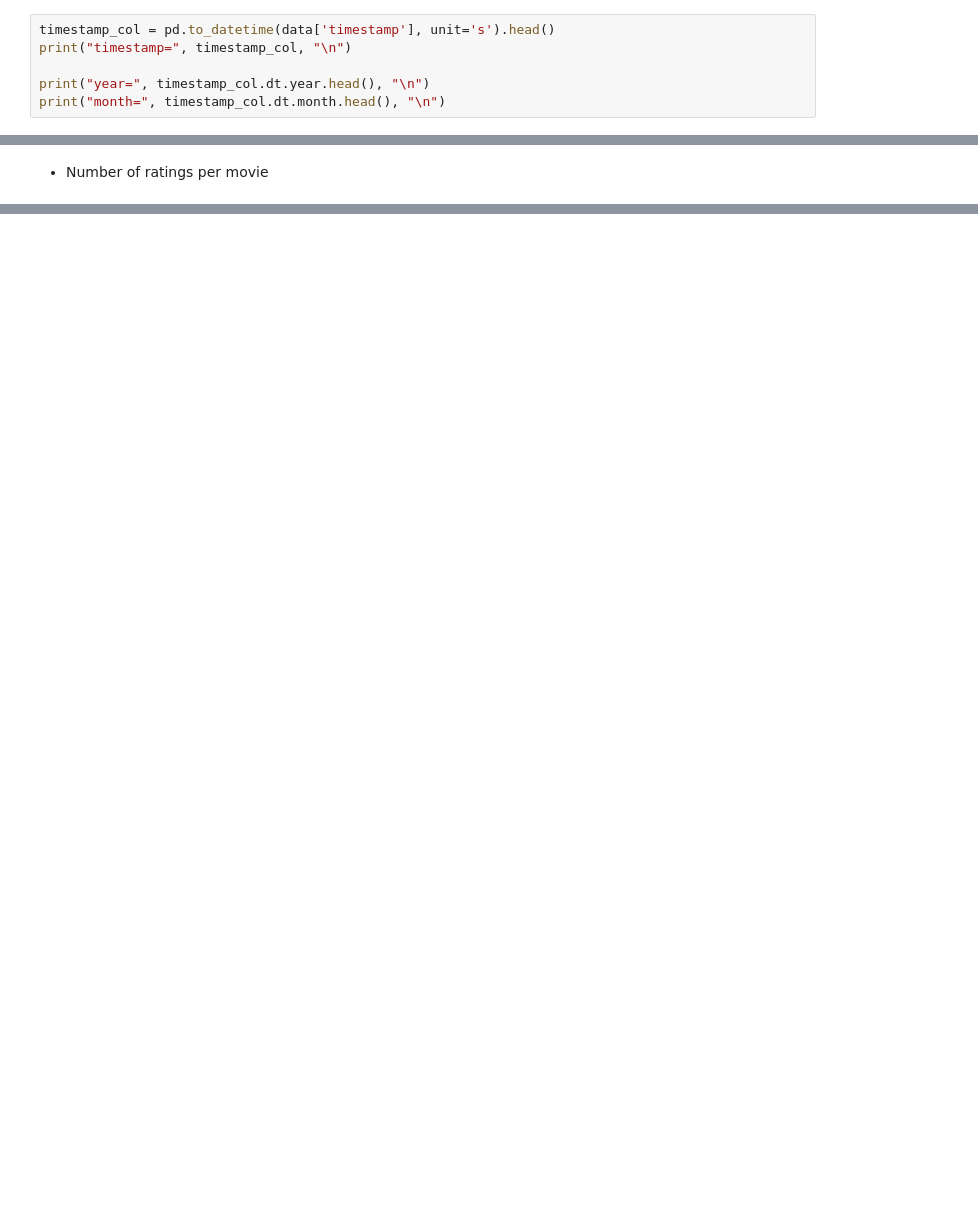
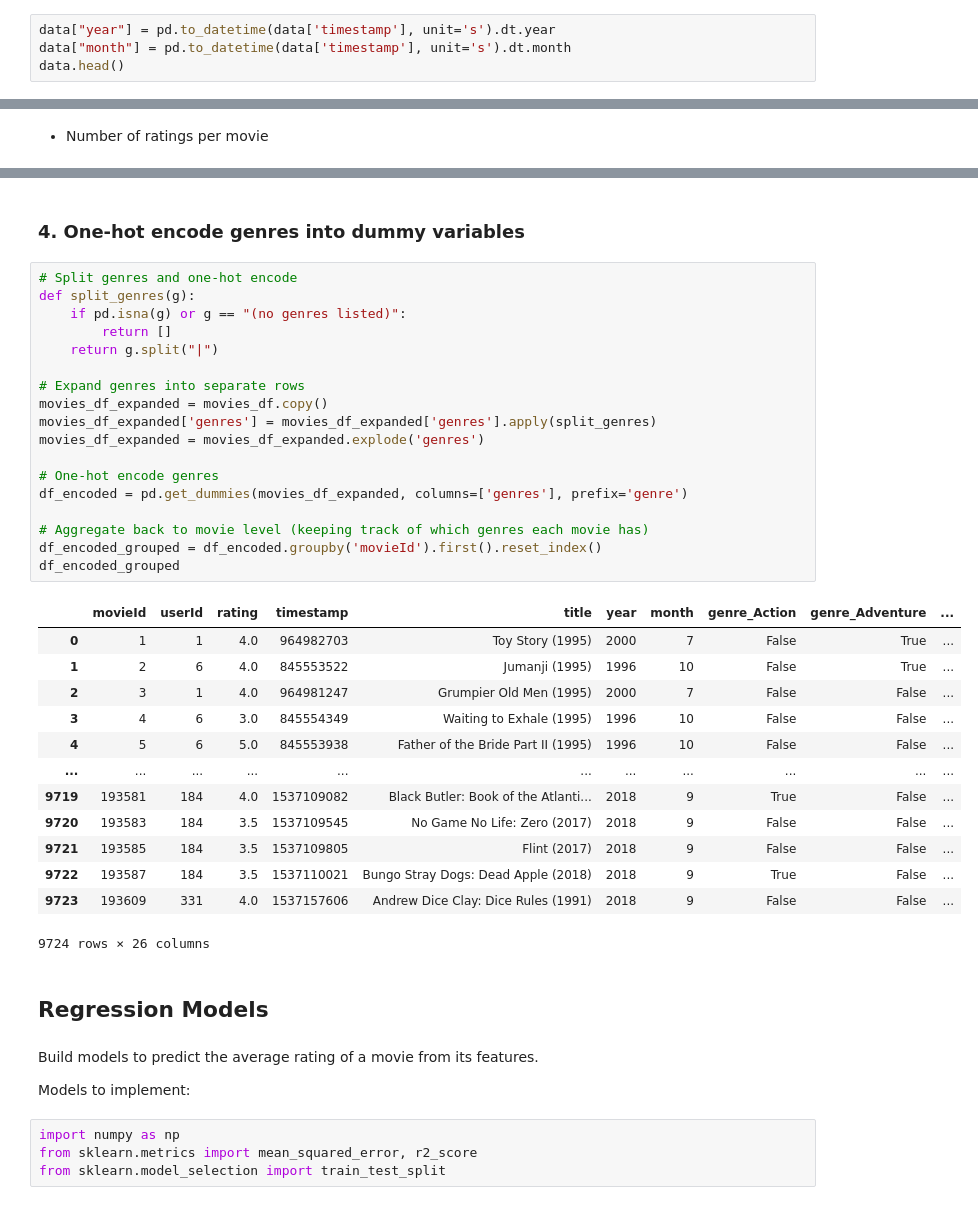
Before and after one commit to lersam/classical-machine-learning, a Jupyter notebook: home_work/movielens_regression_exercise/movielens_regression_exercise.ipynb, the cells around one changed output, grey strips where cells are left out. Cells and saved outputs as stored; diff of their text form; blank space fills up the shorter version.

Commit message:
working on regressions

```diff
--- a/home_work/movielens_regression_exercise/movielens_regression_exercise.ipynb
+++ b/home_work/movielens_regression_exercise/movielens_regression_exercise.ipynb
@@ -41,6 +62,4 @@ data.head()
 # %%
-timestamp_col = pd.to_datetime(data['timestamp'], unit='s').head()
-print("timestamp=", timestamp_col, "\n")
-
-print("year=", timestamp_col.dt.year.head(), "\n")
-print("month=", timestamp_col.dt.month.head(), "\n")
+data["year"] = pd.to_datetime(data['timestamp'], unit='s').dt.year
+data["month"] = pd.to_datetime(data['timestamp'], unit='s').dt.month
+data.head()
@@ -58,0 +125,44 @@ print(merged.head())
+# %% [markdown]
+### 4. One-hot encode genres into dummy variables
+# %%
+# Split genres and one-hot encode
+def split_genres(g):
+    if pd.isna(g) or g == "(no genres listed)":
+        return []
+    return g.split("|")
+
+# Expand genres into separate rows
+movies_df_expanded = movies_df.copy()
+movies_df_expanded['genres'] = movies_df_expanded['genres'].apply(split_genres)
+movies_df_expanded = movies_df_expanded.explode('genres')
+
+# One-hot encode genres
+df_encoded = pd.get_dummies(movies_df_expanded, columns=['genres'], prefix='genre')
+
+# Aggregate back to movie level (keeping track of which genres each movie has)
+df_encoded_grouped = df_encoded.groupby('movieId').first().reset_index()
+df_encoded_grouped
+# %% [output]
+|  | movieId | userId | rating | timestamp | title | year | month | genre_Action | genre_Adventure | ... |
+| 0 | 1 | 1 | 4.0 | 964982703 | Toy Story (1995) | 2000 | 7 | False | True | ... |
+| 1 | 2 | 6 | 4.0 | 845553522 | Jumanji (1995) | 1996 | 10 | False | True | ... |
+| 2 | 3 | 1 | 4.0 | 964981247 | Grumpier Old Men (1995) | 2000 | 7 | False | False | ... |
+| 3 | 4 | 6 | 3.0 | 845554349 | Waiting to Exhale (1995) | 1996 | 10 | False | False | ... |
+| 4 | 5 | 6 | 5.0 | 845553938 | Father of the Bride Part II (1995) | 1996 | 10 | False | False | ... |
+| ... | ... | ... | ... | ... | ... | ... | ... | ... | ... | ... |
+| 9719 | 193581 | 184 | 4.0 | 1537109082 | Black Butler: Book of the Atlanti... | 2018 | 9 | True | False | ... |
+| 9720 | 193583 | 184 | 3.5 | 1537109545 | No Game No Life: Zero (2017) | 2018 | 9 | False | False | ... |
+| 9721 | 193585 | 184 | 3.5 | 1537109805 | Flint (2017) | 2018 | 9 | False | False | ... |
+| 9722 | 193587 | 184 | 3.5 | 1537110021 | Bungo Stray Dogs: Dead Apple (2018) | 2018 | 9 | True | False | ... |
+| 9723 | 193609 | 331 | 4.0 | 1537157606 | Andrew Dice Clay: Dice Rules (1991) | 2018 | 9 | False | False | ... |
+9724 rows × 26 columns
+# %% [markdown]
+## Regression Models
+# %% [markdown]
+Build models to predict the average rating of a movie from its features.
+
+Models to implement:
+# %%
+import numpy as np
+from sklearn.metrics import mean_squared_error, r2_score
+from sklearn.model_selection import train_test_split
```
Also changed, not shown: parts of 16 cells of this notebook.
